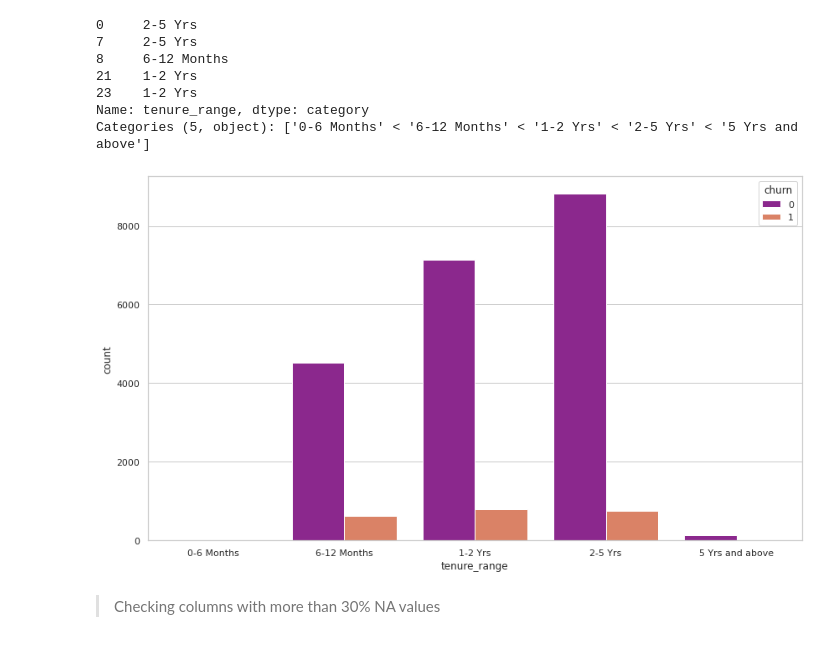
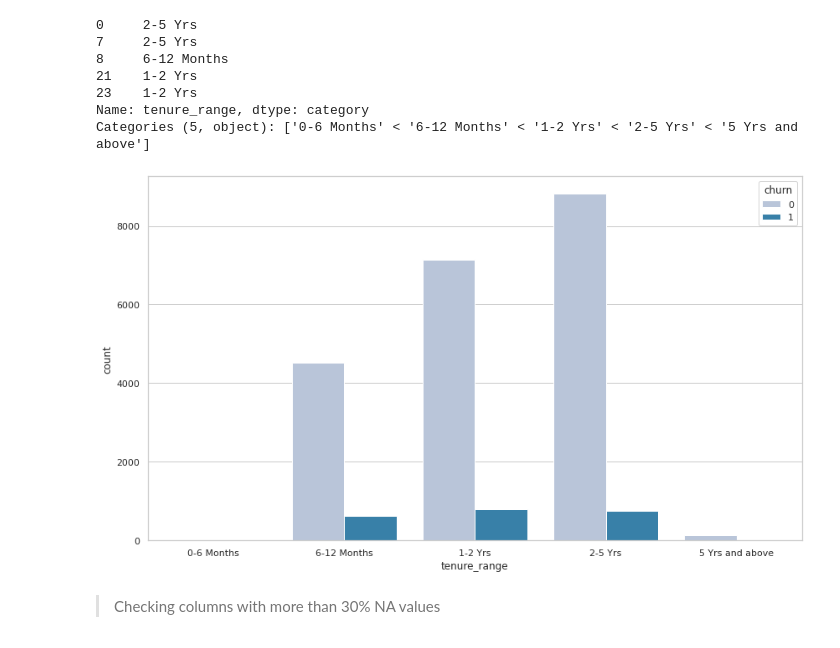
Before and after one commit to ashishvaj/Telco-Churn, a Jupyter notebook: Telecom_Churn.ipynb, the cells around one changed output. Cells and saved outputs as stored; diff of their text form; code cells hidden in the pictures.

```diff
--- a/Telecom_Churn.ipynb
+++ b/Telecom_Churn.ipynb
@@ -1082,10 +1176,10 @@ Name: tenure_range, dtype: category
 Categories (5, object): ['0-6 Months' < '6-12 Months' < '1-2 Yrs' < '2-5 Yrs' < '5 Yrs and above']
 # %%
 plt.figure(figsize=(14,8))
-sns.countplot(x = 'tenure_range', hue = 'churn',data = tenure_data,palette=("plasma"))
+sns.countplot(x = 'tenure_range', hue = 'churn',data = tenure_data,palette=("PuBu"))
 plt.show()
 # %% [output]
-[figure, old version]
+[figure, new version]
 # %% [markdown]
 > Checking columns with more than 30% NA values
 # %%
```
Also changed, not shown: parts of 206 cells of this notebook.
